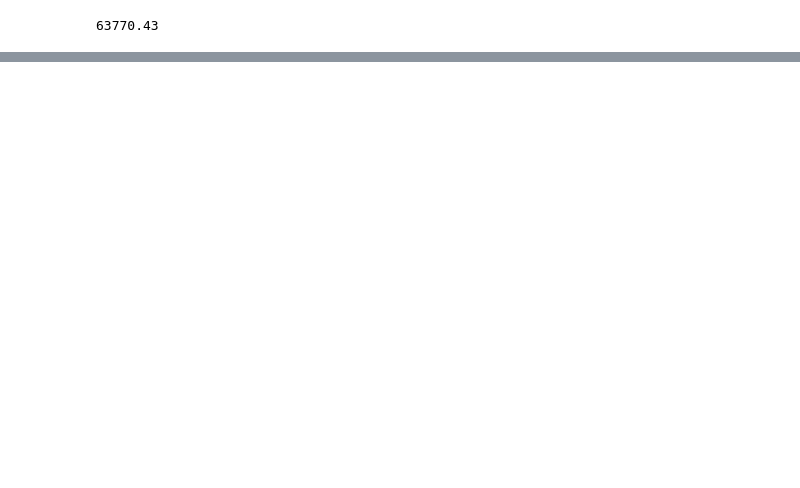
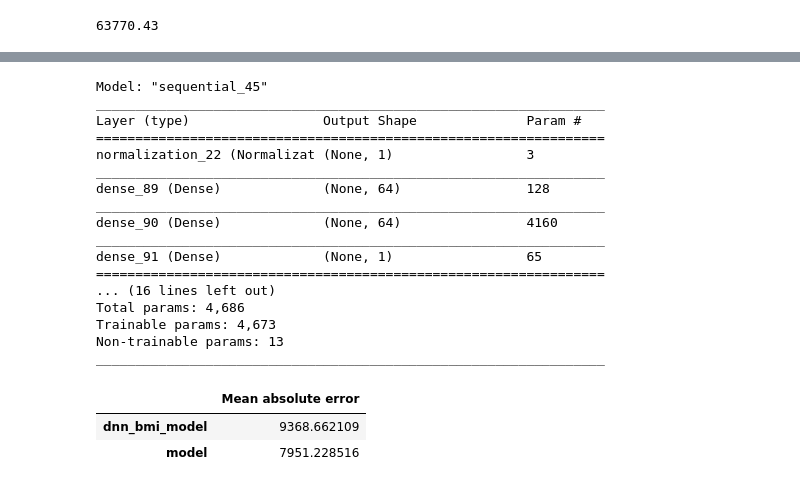
Before and after one commit to lilaceri/Working-with-data-, a Jupyter notebook: fcc_predict_health_costs_with_regression.ipynb, the cells around one changed output, grey strips where cells are left out. Saved outputs shown, nothing was run; the diff lists cells and outputs as text; code cells hidden in the pictures; blank space fills up the shorter version.

```diff
--- a/fcc_predict_health_costs_with_regression.ipynb
+++ b/fcc_predict_health_costs_with_regression.ipynb
@@ -122,3 +222,66 @@ train_labels.max()
+# %%
+def build_and_compile_model(norm):
+  model = keras.Sequential([
+      norm,
+      layers.Dense(64, activation='relu'),
+      layers.Dense(64, activation='relu'),
+      layers.Dense(1)
+  ])
+
+  model.compile(loss='mean_absolute_error',
+                optimizer=tf.keras.optimizers.Adam(0.001))
+  return model
+
+dnn_bmi_model = build_and_compile_model(bmi_normalizer)
+dnn_bmi_model.summary()
+
+history = dnn_bmi_model.fit(
+    train_dataset['bmi'], train_labels,
+    validation_split=0.2,
+    verbose=0, epochs=100)
+
+# plot_loss(history)
+
+x = tf.linspace(0.0, 100, 101)
+y = dnn_bmi_model.predict(x)
+
+# plot_bmi(x, y)
+
+model = build_and_compile_model(normalizer)
+model.summary()
+
+history = model.fit(
+    train_dataset, train_labels,
+    validation_split=0.2,
+    verbose=0, epochs=100)
+test_results = {}
+test_results['dnn_bmi_model'] = dnn_bmi_model.evaluate(
+    test_dataset['bmi'], test_labels,
+    verbose=0)
+test_results['model'] = model.evaluate(test_dataset, test_labels, verbose=0)
+
+pd.DataFrame(test_results, index=['Mean absolute error']).T
+# %% [output]
+Model: "sequential_45"
+_________________________________________________________________
+Layer (type)                 Output Shape              Param #
+=================================================================
+normalization_22 (Normalizat (None, 1)                 3
+_________________________________________________________________
+dense_89 (Dense)             (None, 64)                128
+_________________________________________________________________
+dense_90 (Dense)             (None, 64)                4160
+_________________________________________________________________
+dense_91 (Dense)             (None, 1)                 65
+=================================================================
+... (16 lines left out)
+Total params: 4,686
+Trainable params: 4,673
+Non-trainable params: 13
+_________________________________________________________________
+|  | Mean absolute error |
+| dnn_bmi_model | 9368.662109 |
+| model | 7951.228516 |
 # %%
 # y = W*x + B - linear equation
 
```
Also changed, not shown: parts of 4 cells of this notebook.
